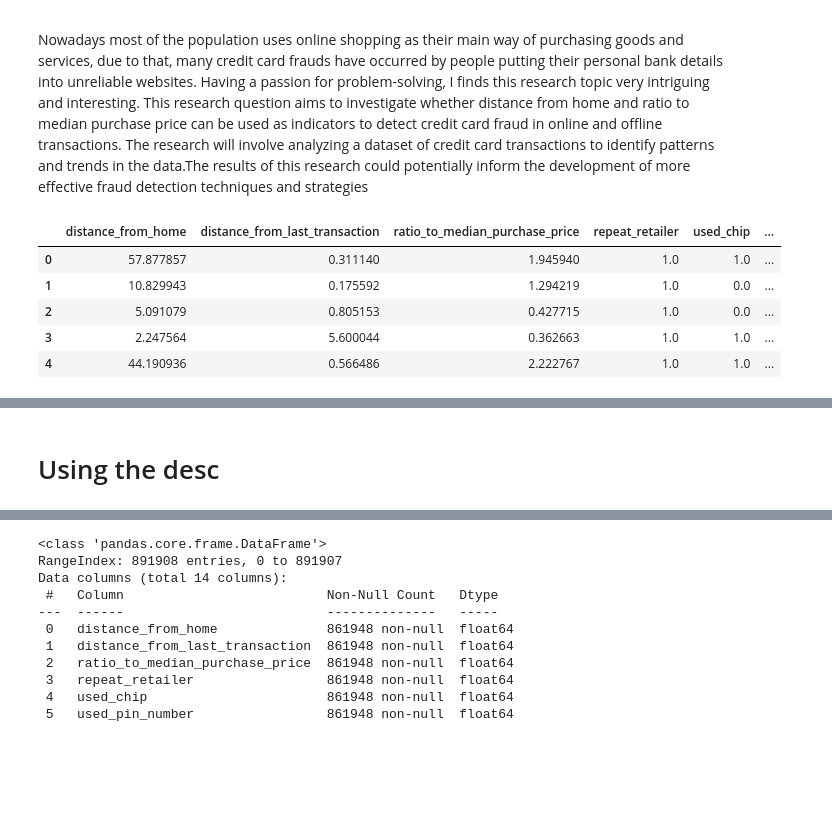
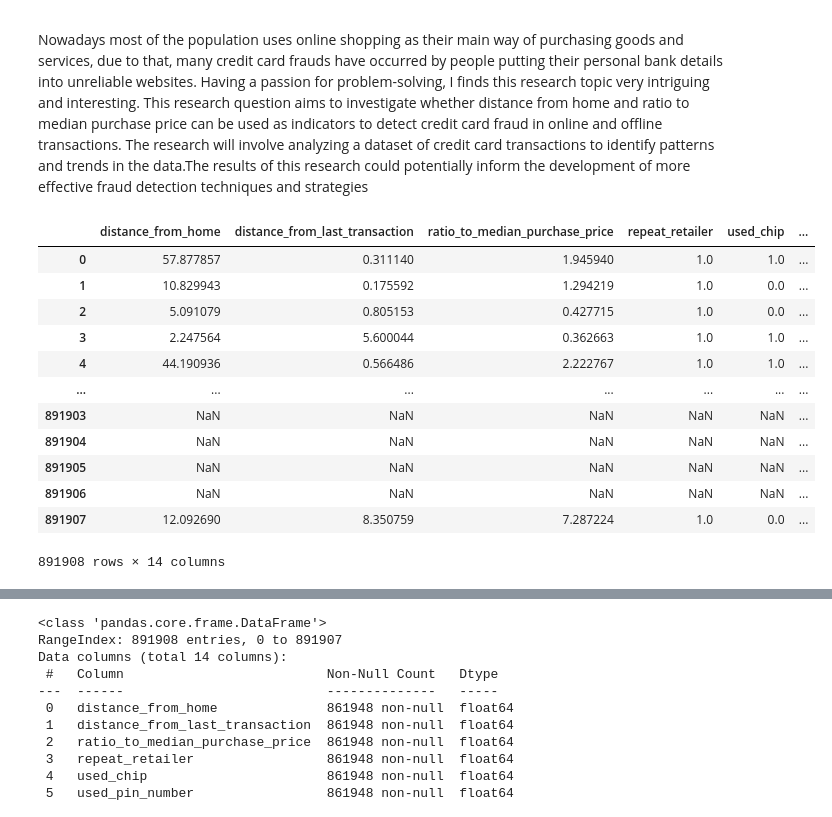
Before and after one commit to KarimKhalil33/CreditCard-Fraud-Data-Analysis, a Jupyter notebook: analysis/analysis2.ipynb, the cells around one changed output, grey strips where cells are left out. Saved outputs shown, nothing was run; the diff lists cells and outputs as text; code cells hidden in the pictures; blank space fills up the shorter version.

```diff
--- a/analysis/analysis2.ipynb
+++ b/analysis/analysis2.ipynb
@@ -6,15 +6,25 @@
 Nowadays most of the population uses online shopping as their main way of purchasing goods and services, due to that, many credit card frauds have occurred by people putting their personal bank details into unreliable websites. Having a passion for problem-solving, I finds this research topic very intriguing and interesting. This research question aims to investigate whether distance from home and ratio to median purchase price can be used as indicators to detect credit card fraud in online and offline transactions. The research will involve analyzing a dataset of credit card transactions to identify patterns and trends in the data.The results of this research could potentially inform the development of more effective fraud detection techniques and strategies
 # %%
 import pandas as pd
+import seaborn as sns
+import numpy as np
+import os
 mydata = pd.read_csv("../data/raw/card_transdata.csv")
-mydata.head()
+mydata
 # %% [output]
 |  | distance_from_home | distance_from_last_transaction | ratio_to_median_purchase_price | repeat_retailer | used_chip | ... |
 | 0 | 57.877857 | 0.311140 | 1.945940 | 1.0 | 1.0 | ... |
 | 1 | 10.829943 | 0.175592 | 1.294219 | 1.0 | 0.0 | ... |
 | 2 | 5.091079 | 0.805153 | 0.427715 | 1.0 | 0.0 | ... |
 | 3 | 2.247564 | 5.600044 | 0.362663 | 1.0 | 1.0 | ... |
 | 4 | 44.190936 | 0.566486 | 2.222767 | 1.0 | 1.0 | ... |
+| ... | ... | ... | ... | ... | ... | ... |
+| 891903 | NaN | NaN | NaN | NaN | NaN | ... |
+| 891904 | NaN | NaN | NaN | NaN | NaN | ... |
+| 891905 | NaN | NaN | NaN | NaN | NaN | ... |
+| 891906 | NaN | NaN | NaN | NaN | NaN | ... |
+| 891907 | 12.092690 | 8.350759 | 7.287224 | 1.0 | 0.0 | ... |
+891908 rows × 14 columns
 # %%
 mydata.describe()
 # %% [output]
@@ -27,5 +37,3 @@ mydata.describe()
 | 50% | 9.973634 | 0.997152 | 0.998388 | 1.000000 | 0.000000 | ... |
 | 75% | 25.771207 | 3.349357 | 2.097103 | 1.000000 | 1.000000 | ... |
 | max | 10632.723670 | 11851.104560 | 267.802942 | 1.000000 | 1.000000 | ... |
-# %% [markdown]
-# Using the desc
```
Also changed, not shown: parts of 8 cells of this notebook, 1 other file.
